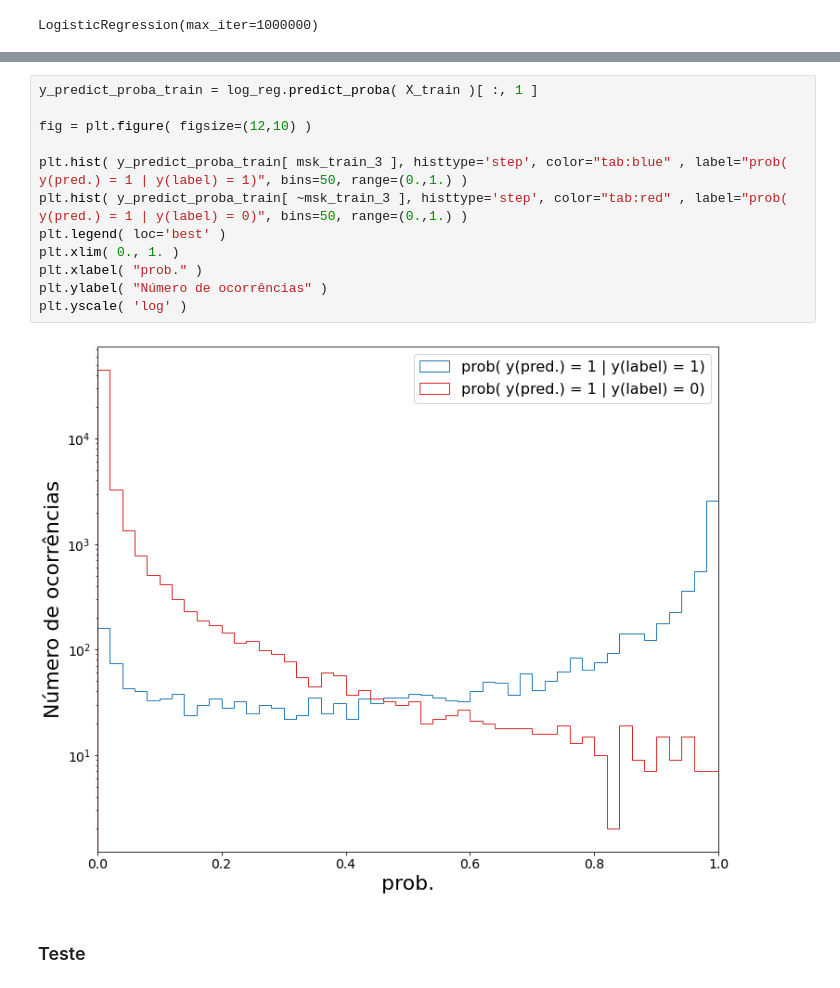
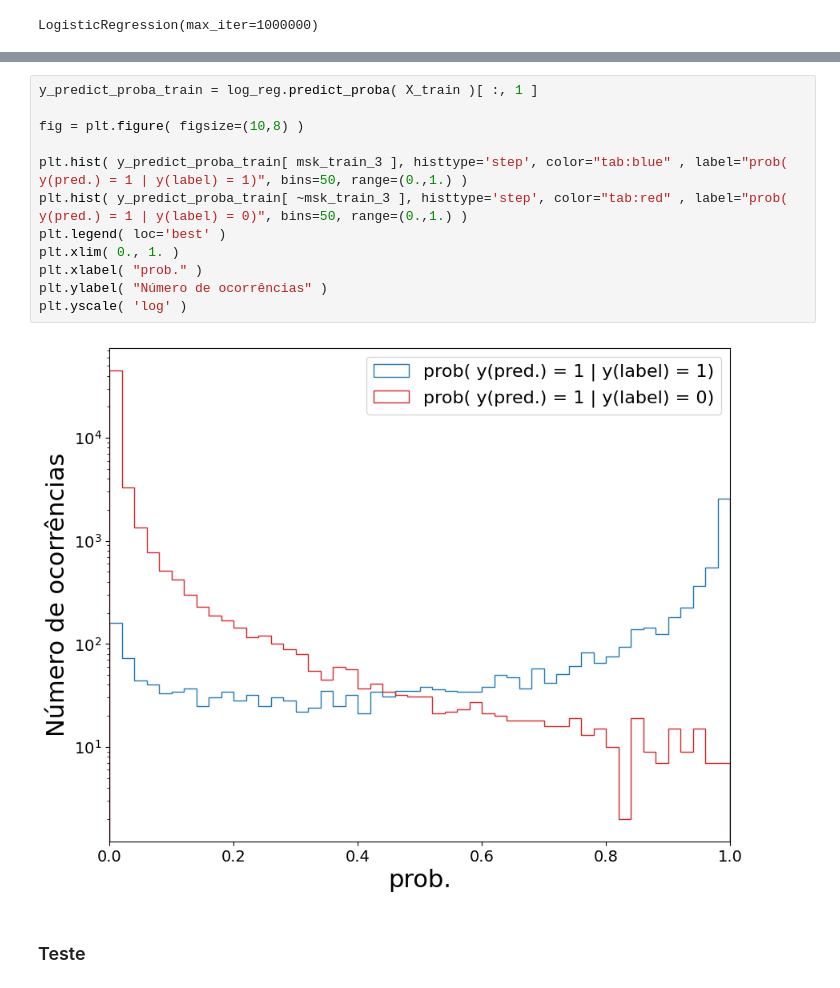
Before and after one commit to clemencia/ML4Physics, a Jupyter notebook: 04_Classificação_Dígitos.ipynb, the cells around one changed output, grey strips where cells are left out. Drawn from its saved outputs; the diff is of its cells as text.

```diff
--- a/04_Classificação_Dígitos.ipynb
+++ b/04_Classificação_Dígitos.ipynb
@@ -145,17 +145,17 @@ Pred.: 0.9844580953481217
 # %%
 y_predict_proba_train = log_reg.predict_proba( X_train )[ :, 1 ]
 
-fig = plt.figure( figsize=(12,10) )
+fig = plt.figure( figsize=(10,8) )
 
 plt.hist( y_predict_proba_train[ msk_train_3 ], histtype='step', color="tab:blue" , label="prob( y(pred.) = 1 | y(label) = 1)", bins=50, range=(0.,1.) )
 plt.hist( y_predict_proba_train[ ~msk_train_3 ], histtype='step', color="tab:red" , label="prob( y(pred.) = 1 | y(label) = 0)", bins=50, range=(0.,1.) )
 plt.legend( loc='best' )
 plt.xlim( 0., 1. )
 plt.xlabel( "prob." )
 plt.ylabel( "Número de ocorrências" )
 plt.yscale( 'log' )
 # %% [output]
-[figure, old version]
+[figure, new version]
 # %% [markdown]
 ### Teste
 # %%
```
Also changed, not shown: parts of 8 cells of this notebook.
